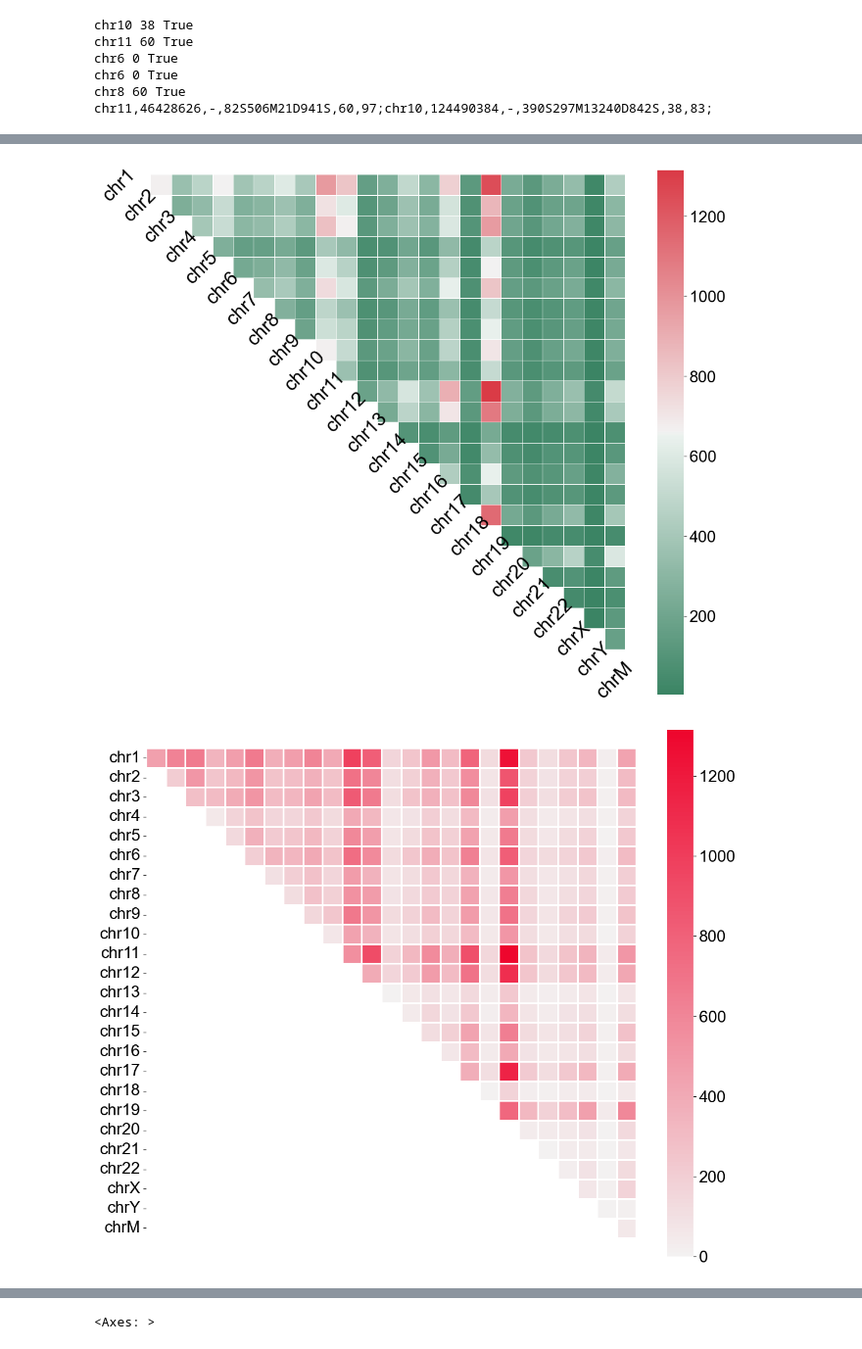
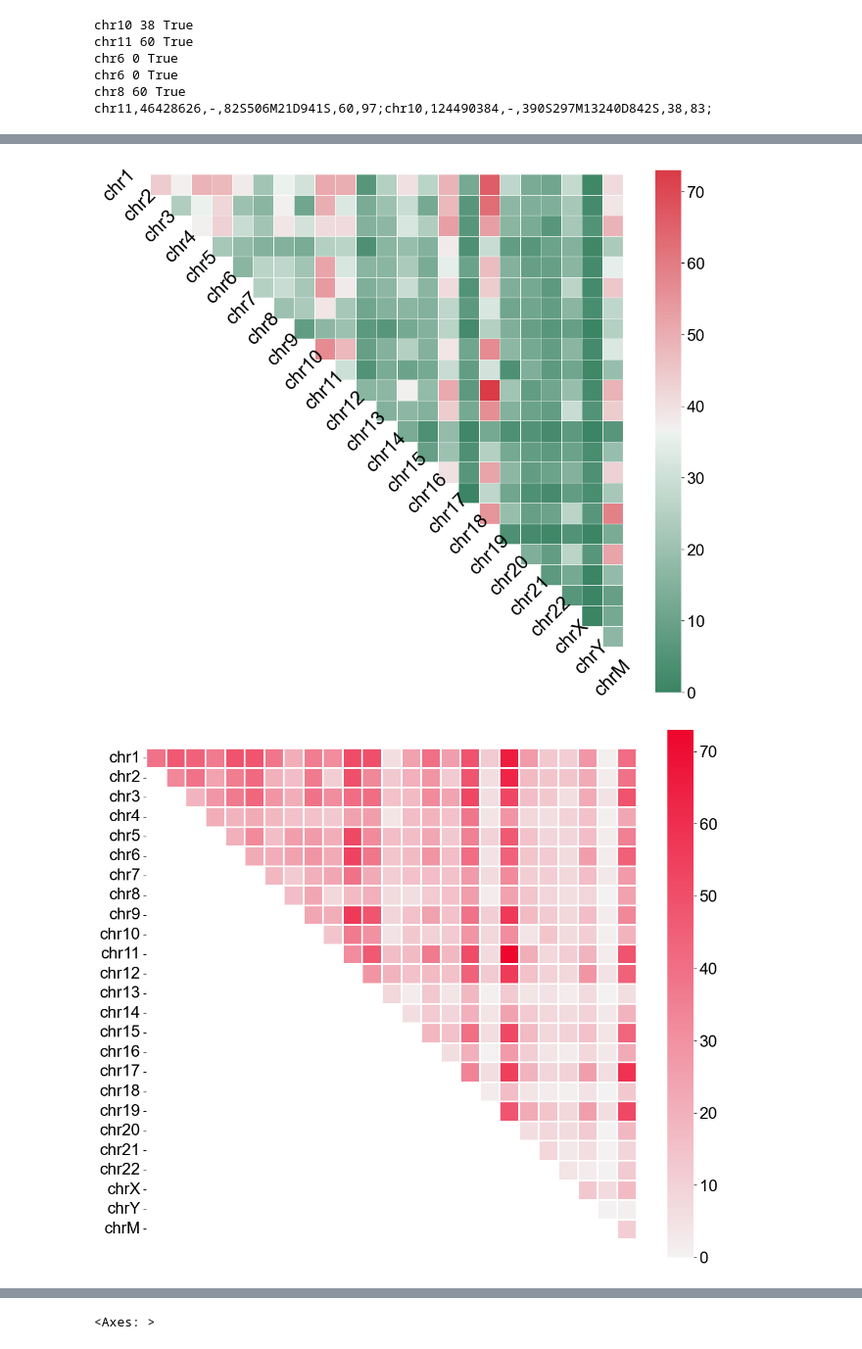
Before and after one commit to cauliyang/deepchopper-paper, a Jupyter notebook: figures/figures.ipynb, the cells around one changed output, grey strips where cells are left out. Shown at 98% size. Cells and saved outputs as stored; diff of their text form; code cells hidden in the pictures.

Commit message:
revise figure 2

```diff
--- a/figures/figures.ipynb
+++ b/figures/figures.ipynb
@@ -1161,7 +1161,7 @@ chr6 0 True
 chr8 60 True
 chr11,46428626,-,82S506M21D941S,60,97;chr10,124490384,-,390S297M13240D842S,38,83;
 # %%
-vcap002_sa_tag_summary_path = "data/fp_dorado_hyena_vcap_002_do_sa_summary.json"
+vcap002_sa_tag_summary_path = "data/fp_dorado_hyena_vcap_004_do_sa_summary.json"
 vcap002_sa_tag_summary = json.load(open(vcap002_sa_tag_summary_path))
 # %%
 len(vcap002_sa_tag_summary)
@@ -1387,7 +1387,7 @@ def heatmap(matrix_data):
 # %%
 heatmap(matrix_data)
 # %% [output]
-[figure, old version]
+[figure, new version]
 # %%
 def heatmap2(matrix_data, file_name=None):
     import matplotlib.pyplot as plt
@@ -1432,9 +1432,9 @@ def heatmap2(matrix_data, file_name=None):
             bbox_inches="tight",
         )
 # %%
-heatmap2(matrix_data, file_name="heatmap_chrom_connection.pdf")
+heatmap2(matrix_data, file_name="heatmap_chrom_connection_vcap004.pdf")
 # %% [output]
-[figure, old version]
+[figure, new version]
 # %%
 data = matrix_data.iloc[:25, :25]
 fig, ax1 = plt.subplots(figsize=(12, 12))
```
Also changed, not shown: parts of 17 cells of this notebook, 5 other files.
